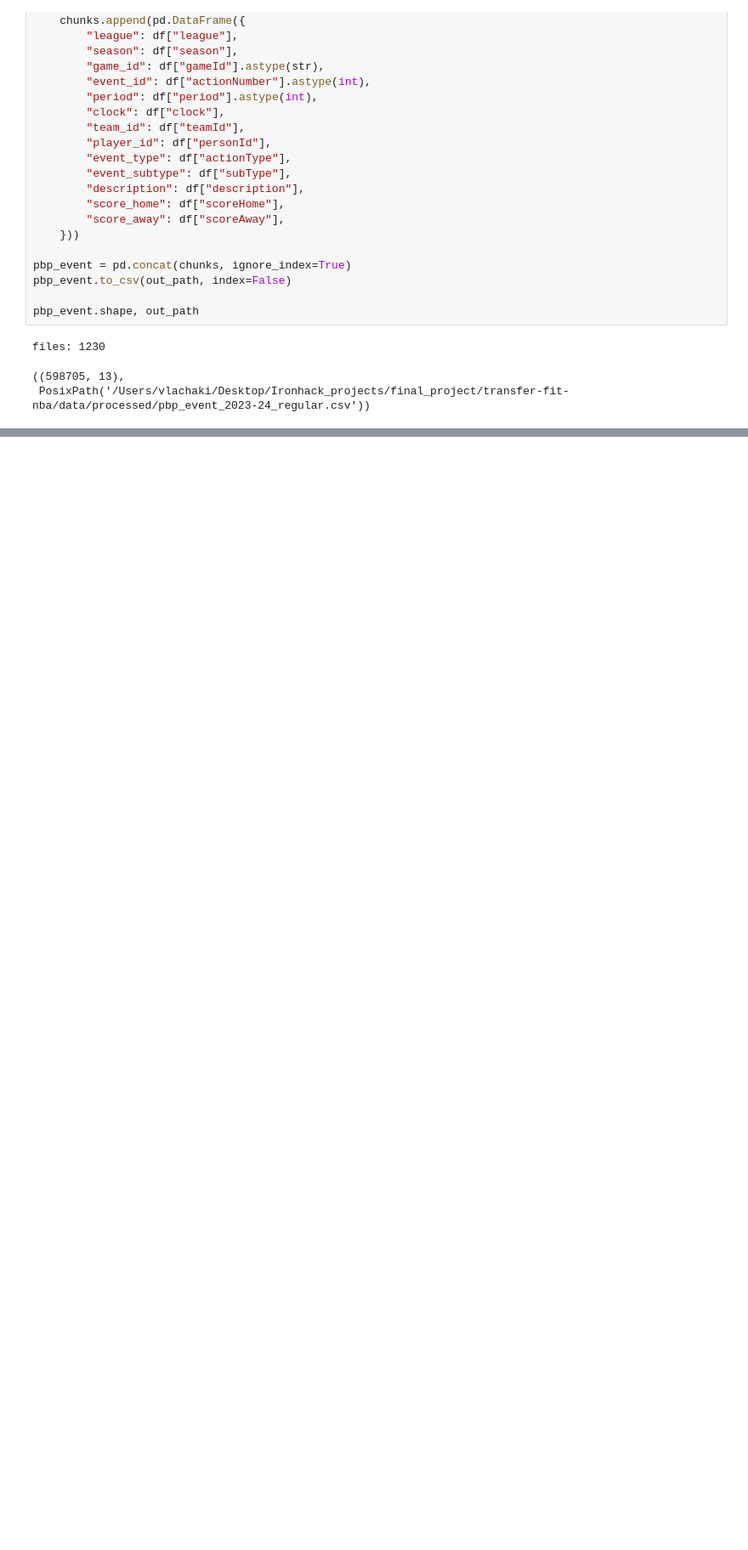
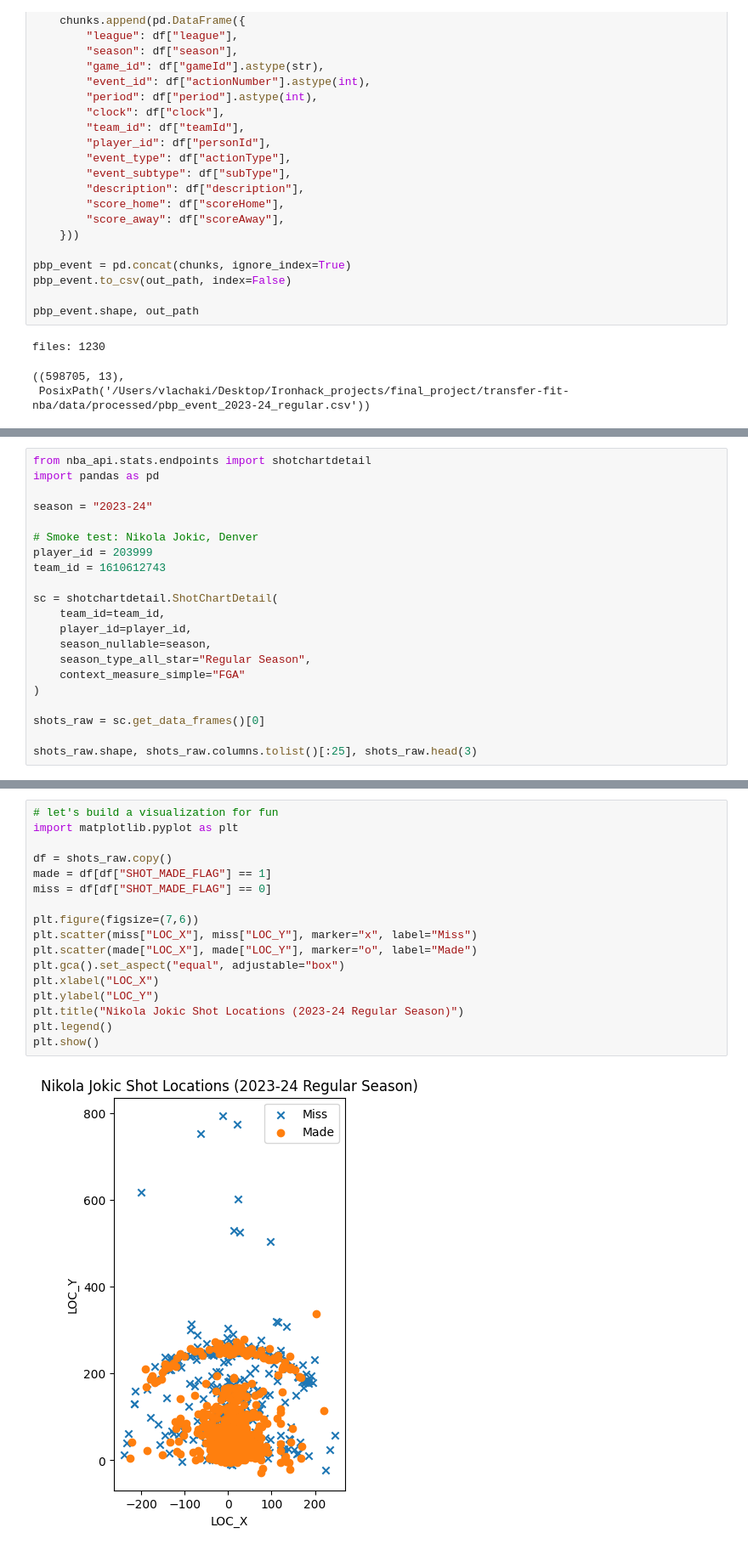
Before and after one commit to ChVlachakis/transfer-fit-nba, a Jupyter notebook: notebooks/00_ingest_entities.ipynb, the cells around one changed output, grey strips where cells are left out. Shown at 85% size. Drawn from its saved outputs; the diff is of its cells as text; blank space fills up the shorter version.

Commit message:
Ingest shot charts + synergy playtypes; build team strength and enriched team playtype tables

```diff
--- a/notebooks/00_ingest_entities.ipynb
+++ b/notebooks/00_ingest_entities.ipynb
@@ -554,0 +567,21 @@ files: 1230
+# %%
+from nba_api.stats.endpoints import shotchartdetail
+import pandas as pd
+
+season = "2023-24"
+
+# Smoke test: Nikola Jokic, Denver
+player_id = 203999
+team_id = 1610612743
+
+sc = shotchartdetail.ShotChartDetail(
+    team_id=team_id,
+    player_id=player_id,
+    season_nullable=season,
+    season_type_all_star="Regular Season",
+    context_measure_simple="FGA"
+)
+
+shots_raw = sc.get_data_frames()[0]
+
+shots_raw.shape, shots_raw.columns.tolist()[:25], shots_raw.head(3)
@@ -554,0 +606,19 @@ files: 1230
+# %%
+# let's build a visualization for fun
+import matplotlib.pyplot as plt
+
+df = shots_raw.copy()
+made = df[df["SHOT_MADE_FLAG"] == 1]
+miss = df[df["SHOT_MADE_FLAG"] == 0]
+
+plt.figure(figsize=(7,6))
+plt.scatter(miss["LOC_X"], miss["LOC_Y"], marker="x", label="Miss")
+plt.scatter(made["LOC_X"], made["LOC_Y"], marker="o", label="Made")
+plt.gca().set_aspect("equal", adjustable="box")
+plt.xlabel("LOC_X")
+plt.ylabel("LOC_Y")
+plt.title("Nikola Jokic Shot Locations (2023-24 Regular Season)")
+plt.legend()
+plt.show()
+# %% [output]
+[figure, added]
```
Also changed, not shown: parts of 123 cells of this notebook.
